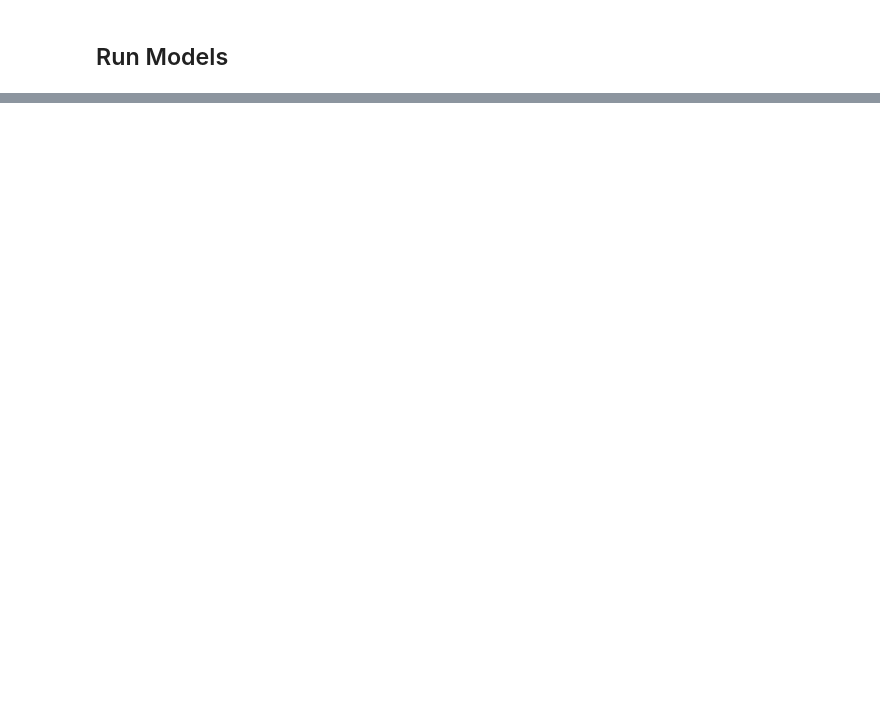
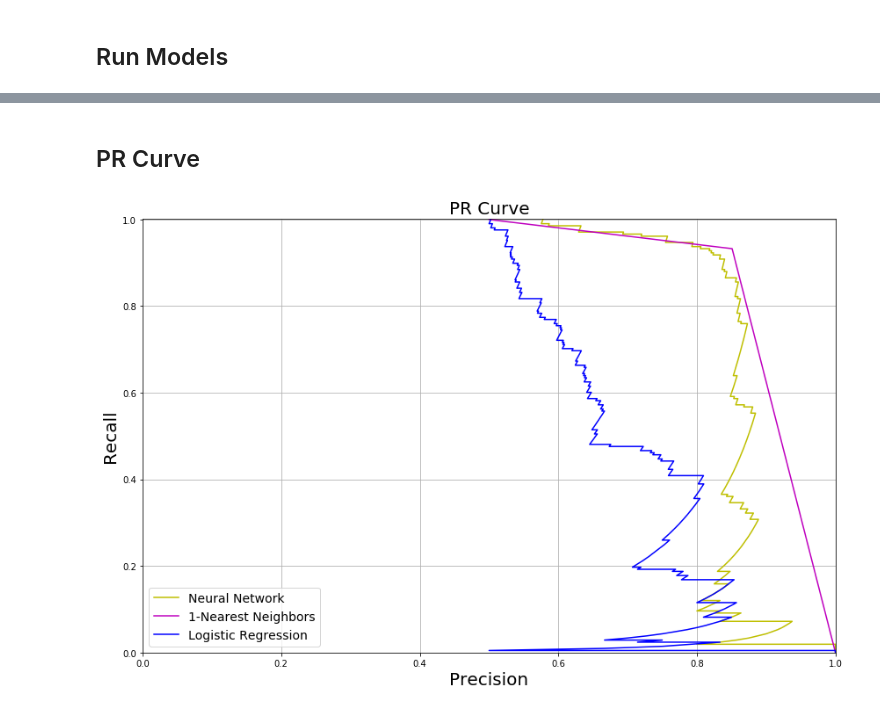
Before and after one commit to acnagle/CLA-Project, a Jupyter notebook: Code/Model_Evaluation.ipynb, the cells around one changed output, grey strips where cells are left out. Saved outputs shown, nothing was run; the diff lists cells and outputs as text; code cells hidden in the pictures; blank space fills up the shorter version.

```diff
--- a/Code/Model_Evaluation.ipynb
+++ b/Code/Model_Evaluation.ipynb
@@ -94,0 +387,20 @@ array([0])
+# %% [markdown]
+## PR Curve
+# %%
+net_prec, net_recall, _ = precision_recall_curve(labels, conf, pos_label=1)
+knn_prec, knn_recall, _ = precision_recall_curve(y_test_curve, knn_prob, pos_label=1)
+logistic_prec, logistic_recall, _ = precision_recall_curve(y_test_curve, logistic_prob, pos_label=1)
+
+plt.figure(figsize=(12, 8))
+plt.plot(net_prec, net_recall, color="y", label="Neural Network")
+plt.plot(knn_prec, knn_recall, color="m", label=str(k) + "-Nearest Neighbors")
+plt.plot(logistic_prec, logistic_recall, "b", label="Logistic Regression")
+plt.xlabel("Precision", fontsize=20)
+plt.ylabel("Recall", fontsize=20)
+plt.axis([0, 1, 0, 1.001])
+plt.title("PR Curve", fontsize=20)
+plt.legend(loc="lower left", prop={"size": 14})
+plt.tight_layout()
+plt.grid(True)
+# %% [output]
+[figure, added]
```
Also changed, not shown: parts of 29 cells of this notebook, 1 other file.
